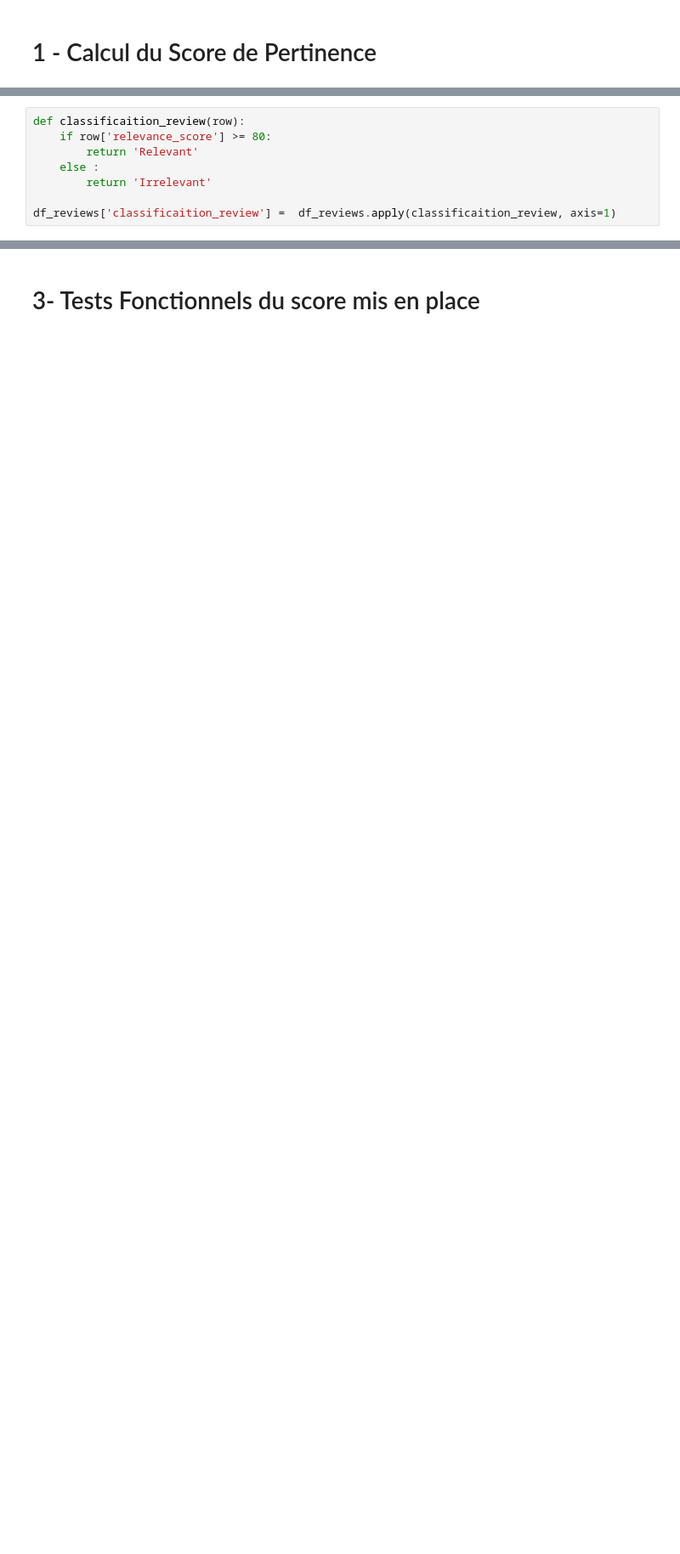
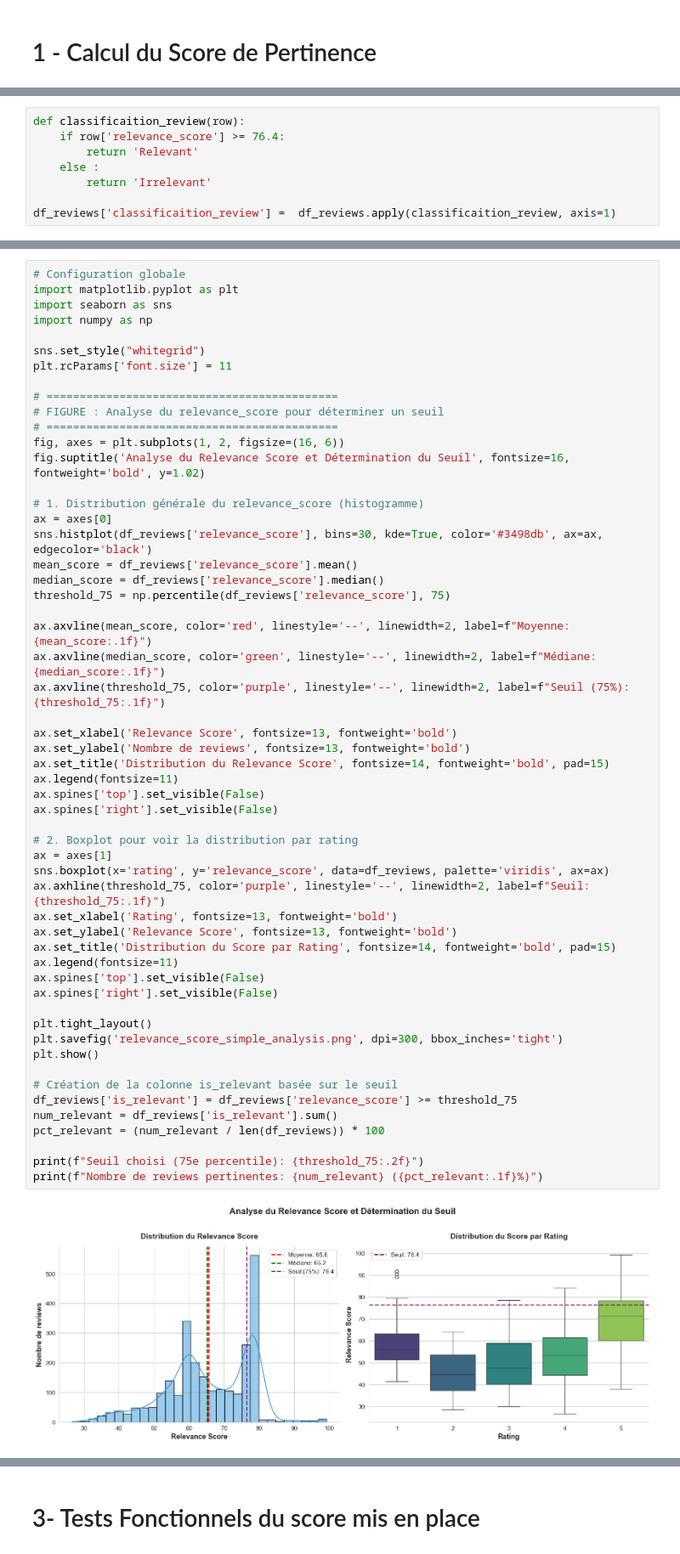
Before and after one commit to amaranaitsaidi/jedha-certification-de, a Jupyter notebook: project_1/src/Step_5_relevance_score_prototype.ipynb, the cells around one changed output, grey strips where cells are left out. Shown at 85% size. Saved outputs shown, nothing was run; the diff lists cells and outputs as text; blank space fills up the shorter version.

```diff
--- a/project_1/src/Step_5_relevance_score_prototype.ipynb
+++ b/project_1/src/Step_5_relevance_score_prototype.ipynb
@@ -349,6 +348,6 @@ Calcul du relevance_score termine
 # %%
 def classificaition_review(row):
-    if row['relevance_score'] >= 80:
+    if row['relevance_score'] >= 76.4:
         return 'Relevant'
     else :
         return 'Irrelevant'
@@ -363 +362,58 @@ Relevant       15
 Name: count, dtype: int64
+# %%
+# Configuration globale
+import matplotlib.pyplot as plt
+import seaborn as sns
+import numpy as np
+
+sns.set_style("whitegrid")
+plt.rcParams['font.size'] = 11
+
+# ============================================
+# FIGURE : Analyse du relevance_score pour déterminer un seuil
+# ============================================
+fig, axes = plt.subplots(1, 2, figsize=(16, 6))
+fig.suptitle('Analyse du Relevance Score et Détermination du Seuil', fontsize=16, fontweight='bold', y=1.02)
+
+# 1. Distribution générale du relevance_score (histogramme)
+ax = axes[0]
+sns.histplot(df_reviews['relevance_score'], bins=30, kde=True, color='#3498db', ax=ax, edgecolor='black')
+mean_score = df_reviews['relevance_score'].mean()
+median_score = df_reviews['relevance_score'].median()
+threshold_75 = np.percentile(df_reviews['relevance_score'], 75)
+
+ax.axvline(mean_score, color='red', linestyle='--', linewidth=2, label=f"Moyenne: {mean_score:.1f}")
+ax.axvline(median_score, color='green', linestyle='--', linewidth=2, label=f"Médiane: {median_score:.1f}")
+ax.axvline(threshold_75, color='purple', linestyle='--', linewidth=2, label=f"Seuil (75%): {threshold_75:.1f}")
+
+ax.set_xlabel('Relevance Score', fontsize=13, fontweight='bold')
+ax.set_ylabel('Nombre de reviews', fontsize=13, fontweight='bold')
+ax.set_title('Distribution du Relevance Score', fontsize=14, fontweight='bold', pad=15)
+ax.legend(fontsize=11)
+ax.spines['top'].set_visible(False)
+ax.spines['right'].set_visible(False)
+
+# 2. Boxplot pour voir la distribution par rating
+ax = axes[1]
+sns.boxplot(x='rating', y='relevance_score', data=df_reviews, palette='viridis', ax=ax)
+ax.axhline(threshold_75, color='purple', linestyle='--', linewidth=2, label=f"Seuil: {threshold_75:.1f}")
+ax.set_xlabel('Rating', fontsize=13, fontweight='bold')
+ax.set_ylabel('Relevance Score', fontsize=13, fontweight='bold')
+ax.set_title('Distribution du Score par Rating', fontsize=14, fontweight='bold', pad=15)
+ax.legend(fontsize=11)
+ax.spines['top'].set_visible(False)
+ax.spines['right'].set_visible(False)
+
+plt.tight_layout()
+plt.savefig('relevance_score_simple_analysis.png', dpi=300, bbox_inches='tight')
+plt.show()
+
+# Création de la colonne is_relevant basée sur le seuil
+df_reviews['is_relevant'] = df_reviews['relevance_score'] >= threshold_75
+num_relevant = df_reviews['is_relevant'].sum()
+pct_relevant = (num_relevant / len(df_reviews)) * 100
+
+print(f"Seuil choisi (75e percentile): {threshold_75:.2f}")
+print(f"Nombre de reviews pertinentes: {num_relevant} ({pct_relevant:.1f}%)")
+# %% [output]
+[figure, added]
```
Also changed, not shown: parts of 10 cells of this notebook, 9 other files.
